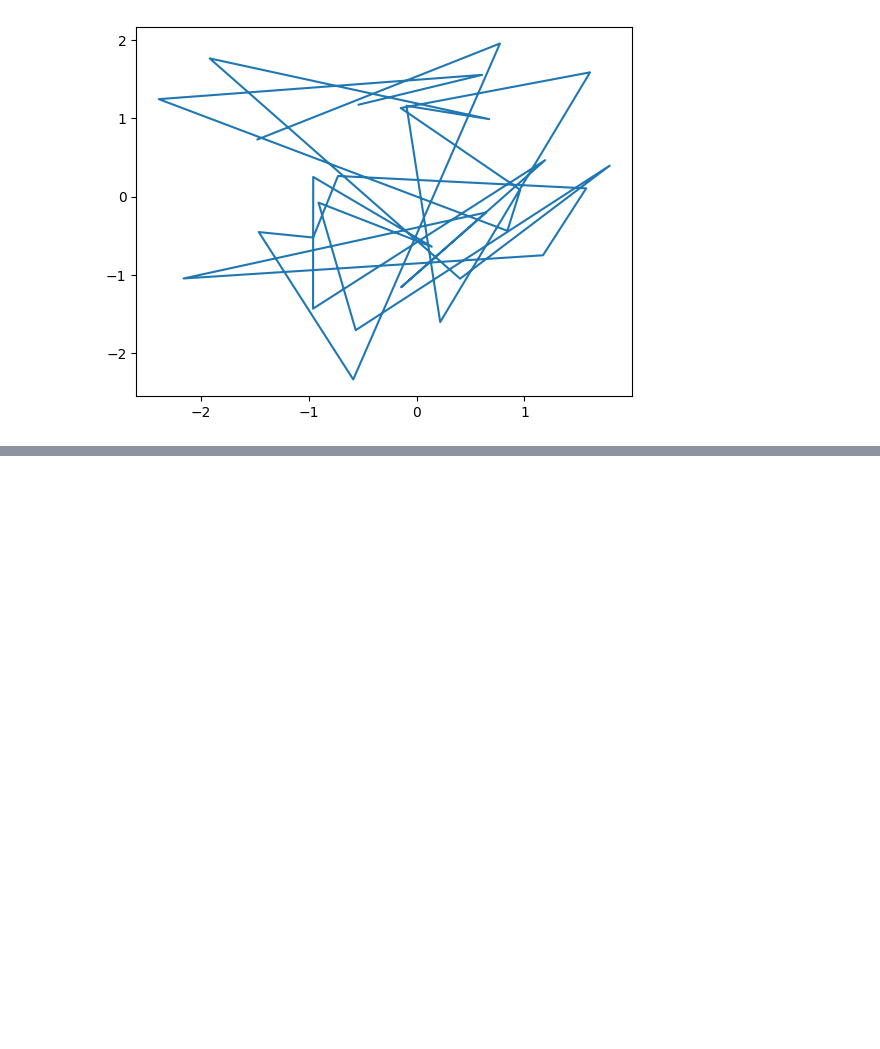
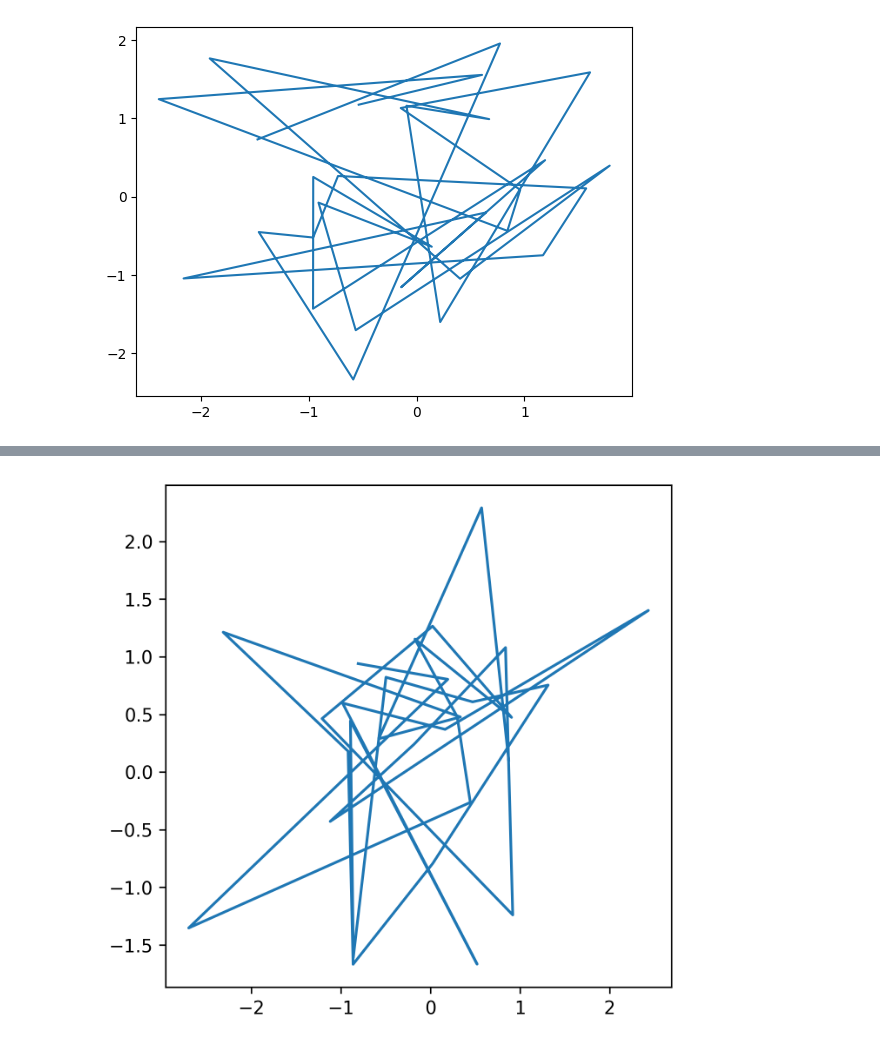
Before and after one commit to ArunK-ML/Learn---Image-processing-DL, a Jupyter notebook: Image_processing.ipynb, the cells around one changed output, grey strips where cells are left out. Cells and saved outputs as stored; diff of their text form; code cells hidden in the pictures; blank space fills up the shorter version.

```diff
--- a/Image_processing.ipynb
+++ b/Image_processing.ipynb
@@ -98,0 +111,6 @@ plt.show()
+# %%
+plt.figure(figsize=(5, 5),dpi=300)
+plt.plot(x, y)
+plt.show()
+# %% [output]
+[figure, added]
```
Also changed, not shown: parts of 1 cell of this notebook.
